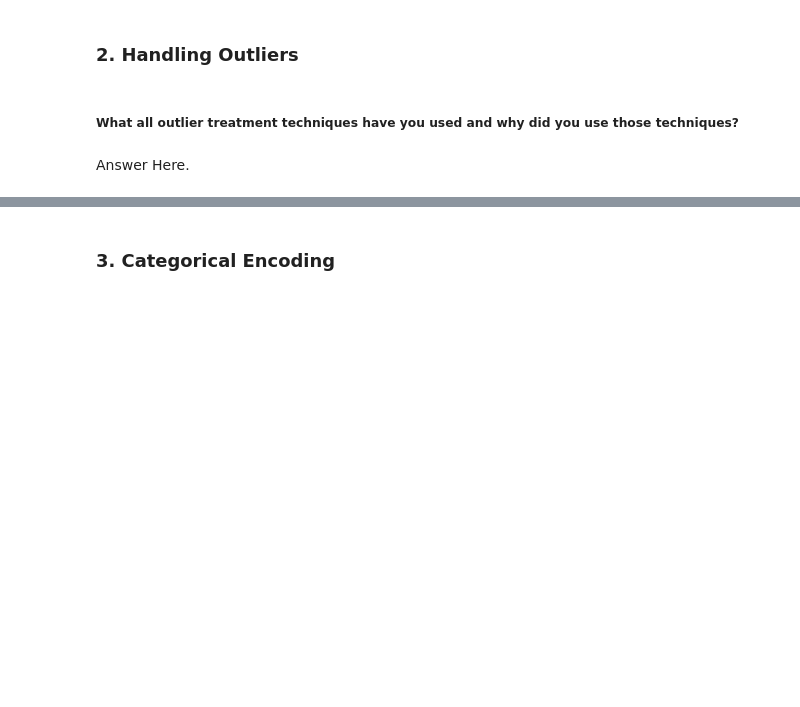
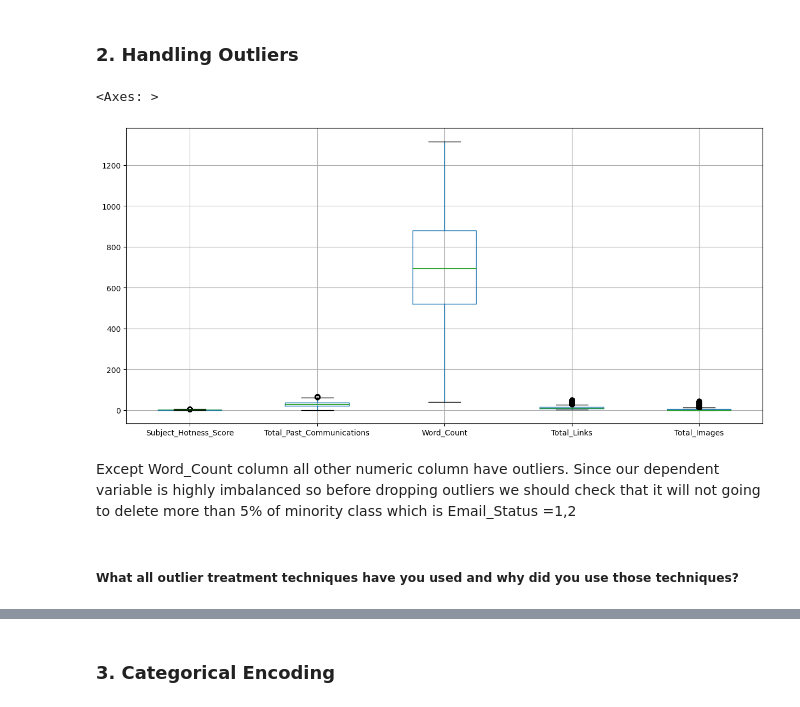
Before and after one commit to Faheemfemu/Email-Campaign-Effectiveness-Prediction-classification, a Jupyter notebook: Email_Campaign_Effectiveness_Prediction_faheem.ipynb, the cells around one changed output, grey strips where cells are left out. Cells and saved outputs as stored; diff of their text form; code cells hidden in the pictures; blank space fills up the shorter version.

Commit message:
Feature Engineering & Data Pre-processing

```diff
--- a/Email_Campaign_Effectiveness_Prediction_faheem.ipynb
+++ b/Email_Campaign_Effectiveness_Prediction_faheem.ipynb
@@ -1146,0 +1190,6 @@ Answer Here.
+# %%
+# Handling Missing Values & Missing Value Imputation
+print('Shape of data before dropping ',email_data.shape)
+#dropping Customer_Location column
+email_data.drop('Customer_Location',inplace=True,axis=1)
+print('Shape of data after dropping ',email_data.shape)
@@ -1146,0 +1199,6 @@ Answer Here.
+# %%
+# Handling Missing Values & Missing Value Imputation
+email_data['Total_Past_Communications'].fillna(email_data['Total_Past_Communications'].mean(),inplace=True)
+email_data['Total_Links'].fillna(email_data['Total_Links'].mode()[0],inplace=True)
+email_data['Total_Images'].fillna(email_data['Total_Images'].mode()[0],inplace=True)
+email_data.isnull().sum()
@@ -1155,4 +1227,13 @@ Answer Here.
+# %%
+# Handling Outliers & Outlier treatments
+#Lets find out which all numerical column have outliers using boxplot
+plt.figure(figsize=(15,7))
+numerical_col=['Subject_Hotness_Score','Total_Past_Communications','Word_Count','Total_Links','Total_Images']
+email_data.boxplot(numerical_col)
+# %% [output]
+<Axes: >
+[figure, added]
+# %% [markdown]
+Except Word_Count column all other numeric column have outliers. Since our dependent variable is highly imbalanced so before dropping outliers we should check that it will not going to delete more than 5% of minority class which is Email_Status =1,2
 # %% [markdown]
 ##### What all outlier treatment techniques have you used and why did you use those techniques?
-# %% [markdown]
-Answer Here.
```
Also changed, not shown: parts of 44 cells of this notebook.
